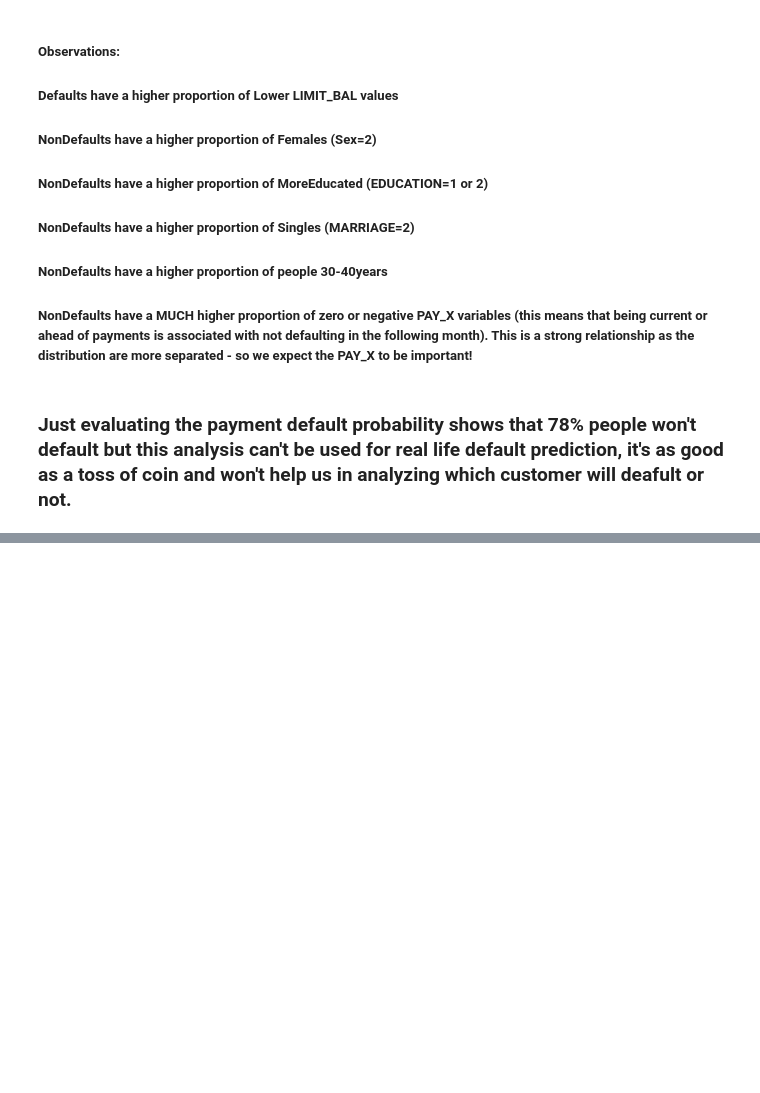
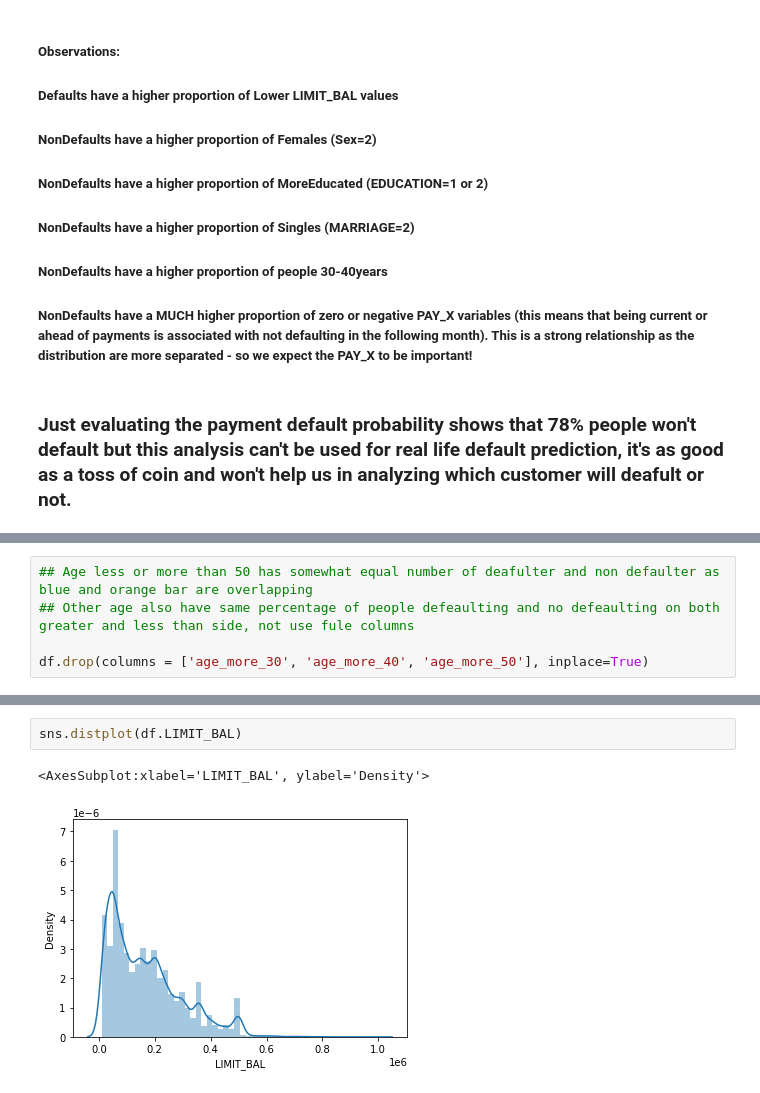
Before and after one commit to keshav1998/renew-hiring-challenge, a Jupyter notebook: EDA.ipynb, the cells around one changed output, grey strips where cells are left out. Cells and saved outputs as stored; diff of their text form; blank space fills up the shorter version.

```diff
--- a/EDA.ipynb
+++ b/EDA.ipynb
@@ -262,0 +346,5 @@ plt.show()
+# %%
+## Age less or more than 50 has somewhat equal number of deafulter and non defaulter as blue and orange bar are overlapping
+## Other age also have same percentage of people defeaulting and no defeaulting on both greater and less than side, not use fule columns
+
+df.drop(columns = ['age_more_30', 'age_more_40', 'age_more_50'], inplace=True)
@@ -262,0 +355,5 @@ plt.show()
+# %%
+sns.distplot(df.LIMIT_BAL)
+# %% [output]
+<AxesSubplot:xlabel='LIMIT_BAL', ylabel='Density'>
+[figure, added]
```
Also changed, not shown: parts of 21 cells of this notebook.
